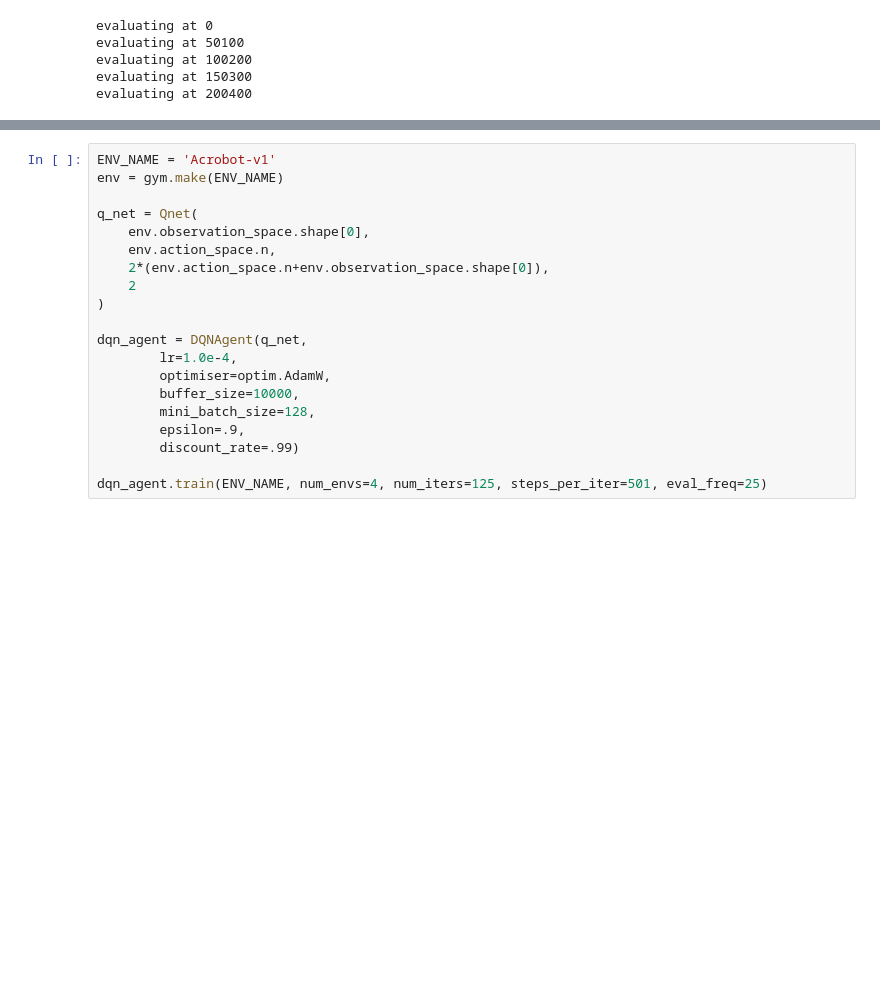
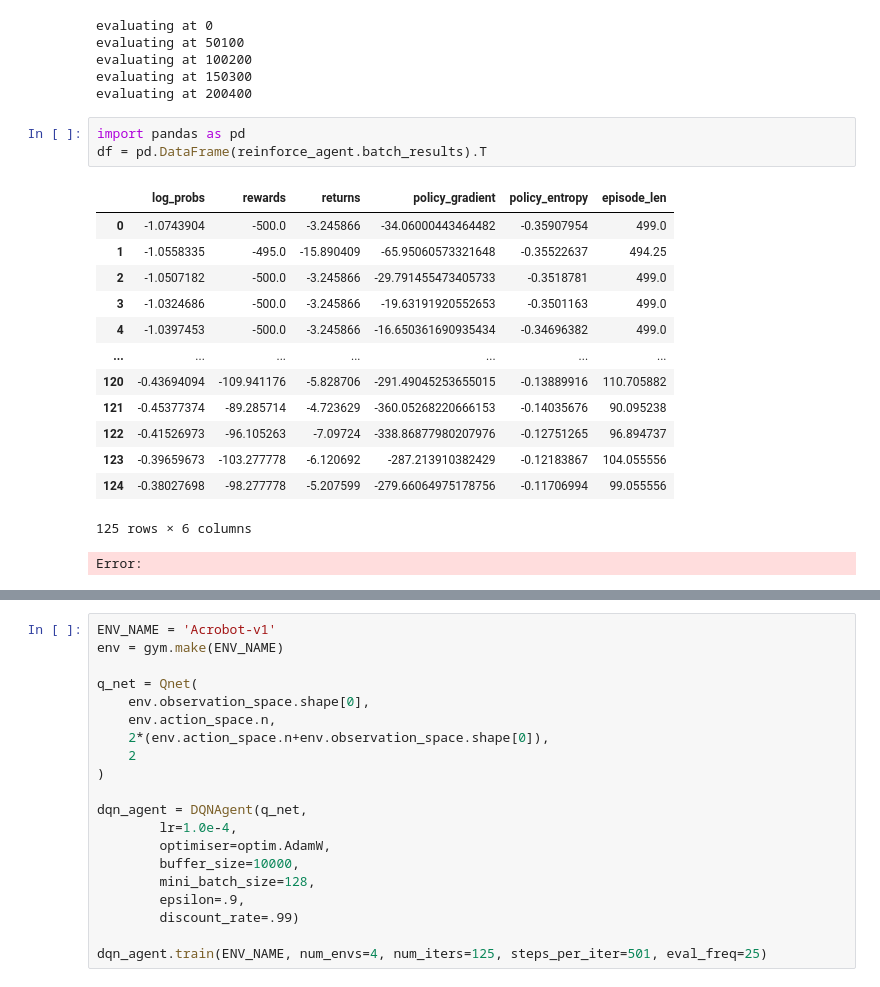
Before and after one commit to gdubbs100/spinning_up_rl, a Jupyter notebook: agent_evaluation.ipynb, the cells around one changed output, grey strips where cells are left out. Saved outputs shown, nothing was run; the diff lists cells and outputs as text; blank space fills up the shorter version.

```diff
--- a/agent_evaluation.ipynb
+++ b/agent_evaluation.ipynb
@@ -42,6 +42,24 @@ evaluating at 50100
 evaluating at 100200
 evaluating at 150300
 evaluating at 200400
+# %%
+import pandas as pd
+df = pd.DataFrame(reinforce_agent.batch_results).T
+# %% [output]
+|  | log_probs | rewards | returns | policy_gradient | policy_entropy | episode_len |
+| 0 | -1.0743904 | -500.0 | -3.245866 | -34.06000443464482 | -0.35907954 | 499.0 |
+| 1 | -1.0558335 | -495.0 | -15.890409 | -65.95060573321648 | -0.35522637 | 494.25 |
+| 2 | -1.0507182 | -500.0 | -3.245866 | -29.791455473405733 | -0.3518781 | 499.0 |
+| 3 | -1.0324686 | -500.0 | -3.245866 | -19.63191920552653 | -0.3501163 | 499.0 |
+| 4 | -1.0397453 | -500.0 | -3.245866 | -16.650361690935434 | -0.34696382 | 499.0 |
+| ... | ... | ... | ... | ... | ... | ... |
+| 120 | -0.43694094 | -109.941176 | -5.828706 | -291.49045253655015 | -0.13889916 | 110.705882 |
+| 121 | -0.45377374 | -89.285714 | -4.723629 | -360.05268220666153 | -0.14035676 | 90.095238 |
+| 122 | -0.41526973 | -96.105263 | -7.09724 | -338.86877980207976 | -0.12751265 | 96.894737 |
+| 123 | -0.39659673 | -103.277778 | -6.120692 | -287.213910382429 | -0.12183867 | 104.055556 |
+| 124 | -0.38027698 | -98.277778 | -5.207599 | -279.66064975178756 | -0.11706994 | 99.055556 |
+125 rows × 6 columns
+Error:
 # %%
 plot_training_results(reinforce_agent.batch_results)
 # %% [output]
```
Also changed, not shown: parts of 1 cell of this notebook, 4 other files.
